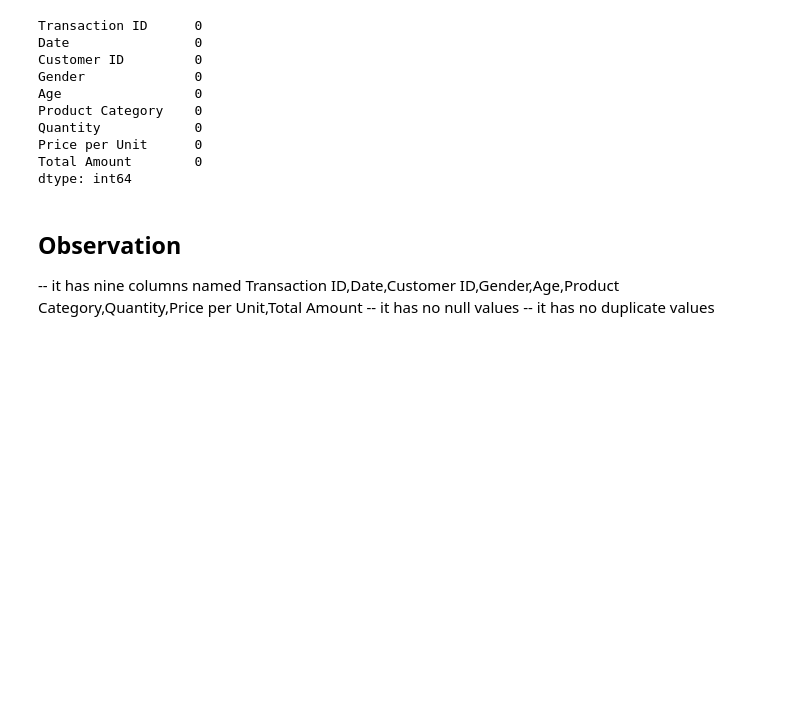
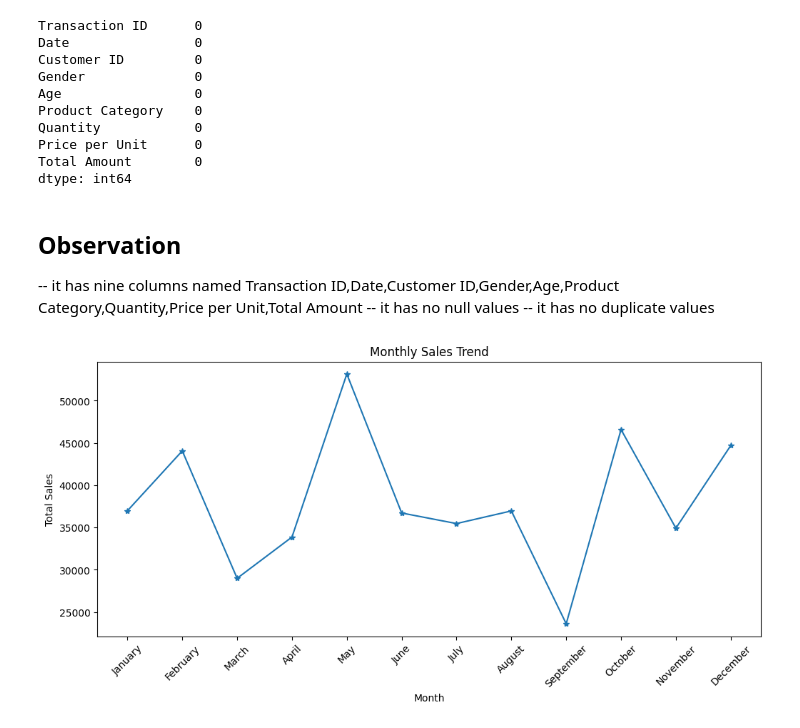
Before and after one commit to kitty11-11/DATA, a Jupyter notebook: DataAnalytics-L1-EDARetailSales/Task1_EDA_Retail_Sales.ipynb, the cells around one changed output. Drawn from its saved outputs; the diff is of its cells as text; code cells hidden in the pictures; blank space fills up the shorter version.

Commit message:
Update Retail Sales EDAproject

```diff
--- a/DataAnalytics-L1-EDARetailSales/Task1_EDA_Retail_Sales.ipynb
+++ b/DataAnalytics-L1-EDARetailSales/Task1_EDA_Retail_Sales.ipynb
@@ -111,7 +132,7 @@ dtype: int64
 -- it has no null values
 -- it has no duplicate values
 # %%
-df["Date"]= pd.to_datetime (df["Date"]),dayfirst = True
+df["Date"]= pd.to_datetime (df["Date"],dayfirst= True)
 # %%
 df["Month"]=  df["Date"].dt.month_name()
 # %%
@@ -119,4 +140,12 @@ monthly_sales = df.groupby("Month")["Total Amount"].sum()
 # %%
 month_order =["January","February","March","April","May","June","July","August","September","October","November","December"]
 monthly_sales = monthly_sales.reindex(month_order)
 plt.figure(figsize=(12,5))
+plt.plot(monthly_sales.index,monthly_sales.values,marker ="*")
+plt.title("Monthly Sales Trend")
+plt.xlabel("Month")
+plt.ylabel("Total Sales")
+plt.xticks(rotation = 45)
+plt.show()
+# %% [output]
+[figure, added]
```
Also changed, not shown: parts of 22 cells of this notebook.
